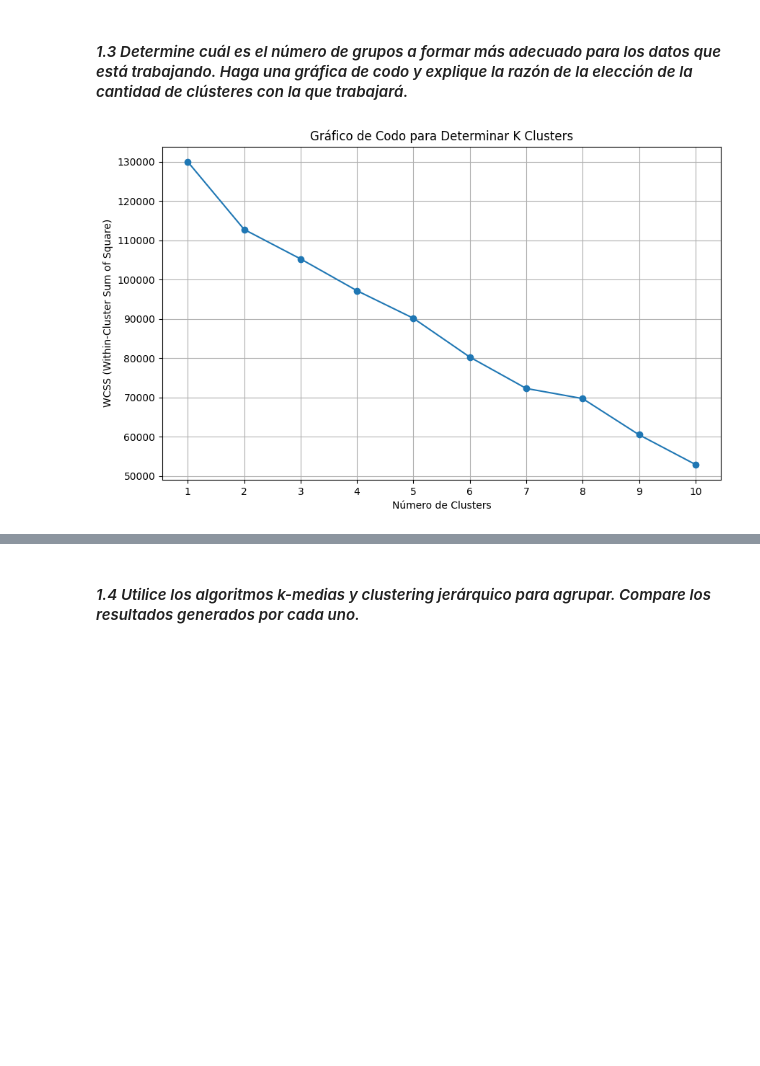
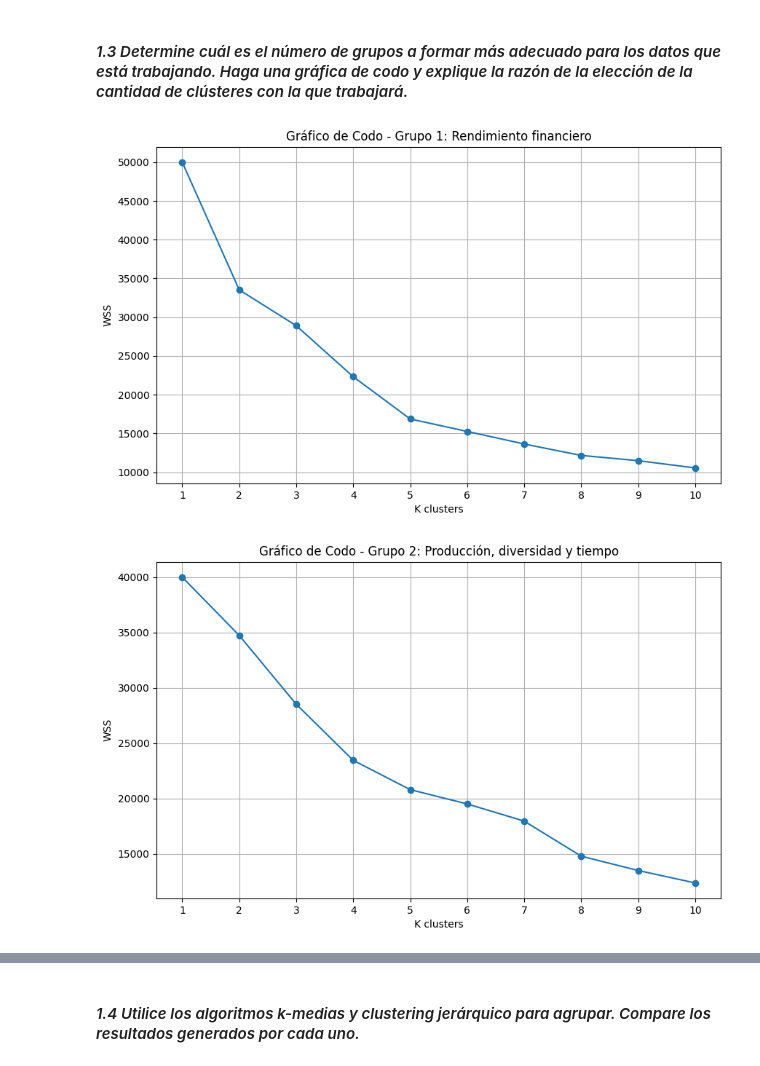
Before and after one commit to lemoonchild/Clustering-APriori-PCA, a Jupyter notebook: Clustering.ipynb, the cells around one changed output, grey strips where cells are left out. Drawn from its saved outputs; the diff is of its cells as text; code cells hidden in the pictures; blank space fills up the shorter version.

Commit message:
feat: add exercise 1.3 clustering with new variable set

```diff
--- a/Clustering.ipynb
+++ b/Clustering.ipynb
@@ -203,43 +190,39 @@ La técnica VAT es una herramienta muy útil para identificar visualmente la exi
 </small>
 # %% [markdown]
 #### _1.3 Determine cuál es el número de grupos a formar más adecuado para los datos que está trabajando. Haga una gráfica de codo y explique la razón de la elección de la cantidad de clústeres con la que trabajará._
-# %%
-# Cargar tus datos
-file_path = "movies.csv"
-df = pd.read_csv(file_path, encoding="ISO-8859-1")
-
-# Preprocesar los datos, asegurándote de que solo incluyas las columnas numéricas relevantes
-features = [
-    "budget", "revenue", "runtime", "actorsPopularity",
-    "popularity", "voteAvg", "voteCount", "genresAmount",
-    "productionCoAmount", "productionCountriesAmount",
-    "actorsAmount", "castWomenAmount", "castMenAmount"
-]
-df_cluster = df[features]
-
-# Convertir y manejar valores no numéricos o faltantes
-df_cluster = df_cluster.apply(pd.to_numeric, errors='coerce')
-df_cluster.fillna(df_cluster.mean(), inplace=True)
-
-# Normalización de los datos usando scale
-X_scale = scale(df_cluster)
-
-# Determinación del número de clusters mediante el Gráfico de Codo
-numeroClusters = range(1, 11)
-wcss = []
-
-for i in numeroClusters:
-    kmeans = KMeans(n_clusters=i)
-    kmeans.fit(X_scale)
-    wcss.append(kmeans.inertia_)
-
-plt.figure(figsize=(10, 6))
-plt.plot(numeroClusters, wcss, marker='o')
-plt.xticks(numeroClusters)
-plt.xlabel("Número de Clusters")
-plt.ylabel("WCSS (Within-Cluster Sum of Square)")
-plt.title("Gráfico de Codo para Determinar K Clusters")
-plt.grid(True)
-plt.show()
-# %% [output]
-[figure, removed]
+# %%
+def elbow_plot_for_group(features, group_name):
+    # Extraer el subconjunto de datos para el grupo
+    df_group = df[features].copy()
+    # Convertir a numérico y llenar valores faltantes con la mediana
+    for col in features:
+        df_group[col] = pd.to_numeric(df_group[col], errors='coerce')
+    df_group.fillna(df_group.median(numeric_only=True), inplace=True)
+
+    # Normalizar los datos
+    X_scale = scale(df_group)
+
+    # Aplicar el método del codo
+    numeroClusters = range(1, 11)
+    wcss = []
+    for i in numeroClusters:
+        kmeans = KMeans(n_clusters=i, random_state=42)
+        kmeans.fit(X_scale)
+        wcss.append(kmeans.inertia_)
+
+    plt.figure(figsize=(10, 6))
+    plt.plot(numeroClusters, wcss, marker='o')
+    plt.xticks(numeroClusters)
+    plt.xlabel("K clusters")
+    plt.ylabel("WSS")
+    plt.title(f"Gráfico de Codo - {group_name}")
+    plt.grid(True)
+    plt.show()
+
+# Generar la gráfica del codo para cada grupo:
+elbow_plot_for_group(group1_features, "Grupo 1: Rendimiento financiero")
+elbow_plot_for_group(group2_features, "Grupo 2: Producción, diversidad y tiempo")
+elbow_plot_for_group(group3_features, "Grupo 3: Elenco")
+# %% [output]
+[figure, added]
+[figure, added]
```
Also changed, not shown: parts of 6 cells of this notebook.
